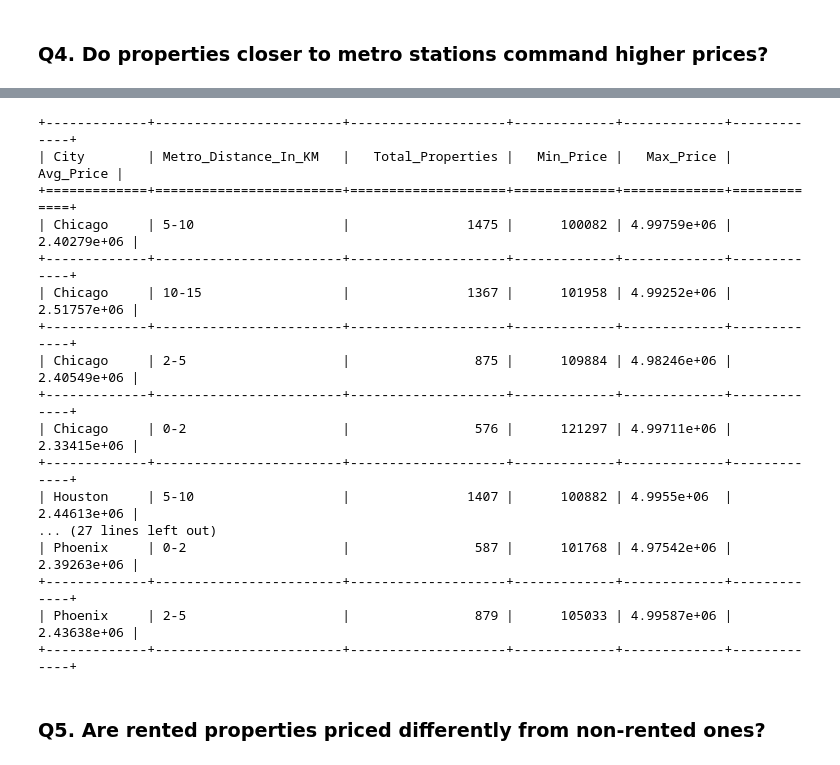
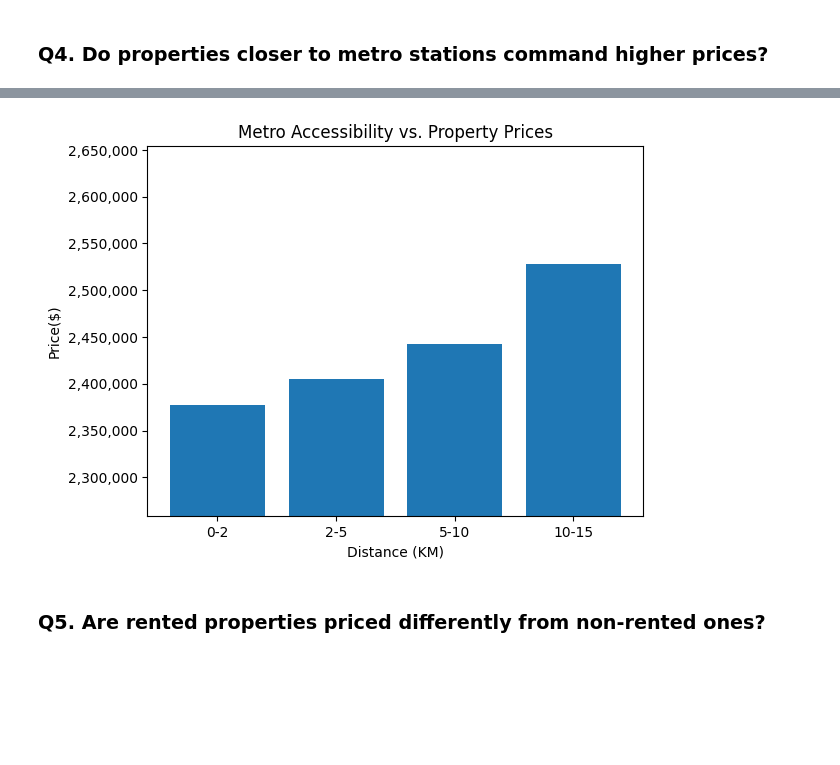
Before and after one commit to JS-Tharun/Real-Estate-Analysis, a Jupyter notebook: notebook.ipynb, the cells around one changed output, grey strips where cells are left out. Saved outputs shown, nothing was run; the diff lists cells and outputs as text; code cells hidden in the pictures; blank space fills up the shorter version.

```diff
--- a/notebook.ipynb
+++ b/notebook.ipynb
@@ -972,58 +1002,17 @@ print(tabulate(result_4_1, headers=headers_4_1, tablefmt='grid'))
-# %%
-# Price based on the distance from the nearest metro station for each city, ordered based on the minimum property price
-
-query = """
-    SELECT
-        l.city as City,
-        CASE
-            when p.metro_distance <= 2 then '0-2'
-            when p.metro_distance <= 5 && p.metro_distance > 2 then '2-5'
-            when p.metro_distance <= 10 && p.metro_distance > 5 then '5-10'
-            when p.metro_distance <= 15 && p.metro_distance > 10 then '10-15'
-            else '15+'
-        END AS Metro_Distance_In_KM,
-
-        COUNT(*) AS Total_Properties,
-        min(l.price) as Min_Price,
-        max(l.price) as Max_Price,
-        ROUND(AVG(l.price), 2) AS Avg_Price
-
-    FROM property_attributes p
-    INNER JOIN listings l
-        ON p.listing_id = l.listing_id
-
-    GROUP BY
-        City,
-        Metro_Distance_In_KM
-    ORDER BY
-        City,
-        Min_Price;
-"""
-
-cur.execute(query)
-result_4_2 = cur.fetchall()
-
-# Define Headers
-headers_4_2 = ['City', 'Metro_Distance_In_KM', 'Total_Properties', 'Min_Price', 'Max_Price', 'Avg_Price']
-print(tabulate(result_4_2, headers=headers_4_2, tablefmt='grid'))
-# %% [output]
-+-------------+------------------------+--------------------+-------------+-------------+-------------+
-| City        | Metro_Distance_In_KM   |   Total_Properties |   Min_Price |   Max_Price |   Avg_Price |
-+=============+========================+====================+=============+=============+=============+
-| Chicago     | 5-10                   |               1475 |      100082 | 4.99759e+06 | 2.40279e+06 |
-+-------------+------------------------+--------------------+-------------+-------------+-------------+
-| Chicago     | 10-15                  |               1367 |      101958 | 4.99252e+06 | 2.51757e+06 |
-+-------------+------------------------+--------------------+-------------+-------------+-------------+
-| Chicago     | 2-5                    |                875 |      109884 | 4.98246e+06 | 2.40549e+06 |
-+-------------+------------------------+--------------------+-------------+-------------+-------------+
-| Chicago     | 0-2                    |                576 |      121297 | 4.99711e+06 | 2.33415e+06 |
-+-------------+------------------------+--------------------+-------------+-------------+-------------+
-| Houston     | 5-10                   |               1407 |      100882 | 4.9955e+06  | 2.44613e+06 |
-... (27 lines left out)
-| Phoenix     | 0-2                    |                587 |      101768 | 4.97542e+06 | 2.39263e+06 |
-+-------------+------------------------+--------------------+-------------+-------------+-------------+
-| Phoenix     | 2-5                    |                879 |      105033 | 4.99587e+06 | 2.43638e+06 |
-+-------------+------------------------+--------------------+-------------+-------------+-------------+
+# %%
+# Visualization
+df = pd.DataFrame(result_4_1, columns=headers_4_1)
+plt.bar(df['Metro_Distance_In_KM'], df['Avg_Price'])
+plt.gca().yaxis.set_major_formatter(
+    ticker.StrMethodFormatter('{x:,.0f}')
+)
+plt.ylim(float(df['Avg_Price'].min())*0.95, float(df['Avg_Price'].max())*1.05)
+plt.xlabel('Distance (KM)')
+plt.ylabel('Price($)')
+plt.title('Metro Accessibility vs. Property Prices')
+plt.show()
+# %% [output]
+[figure, added]
 # %% [markdown]
 ### Q5. Are rented properties priced differently from non-rented ones?
 # %%
```
Also changed, not shown: parts of 14 cells of this notebook, 1 other file.
